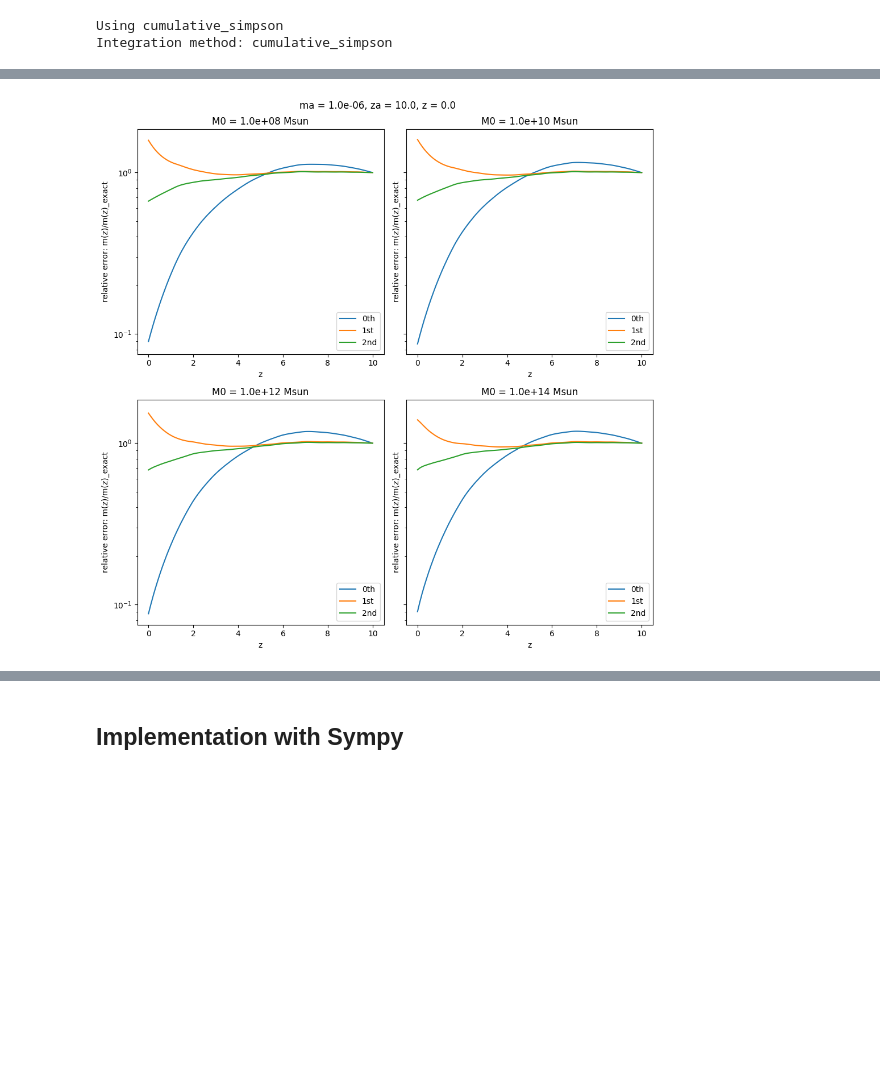
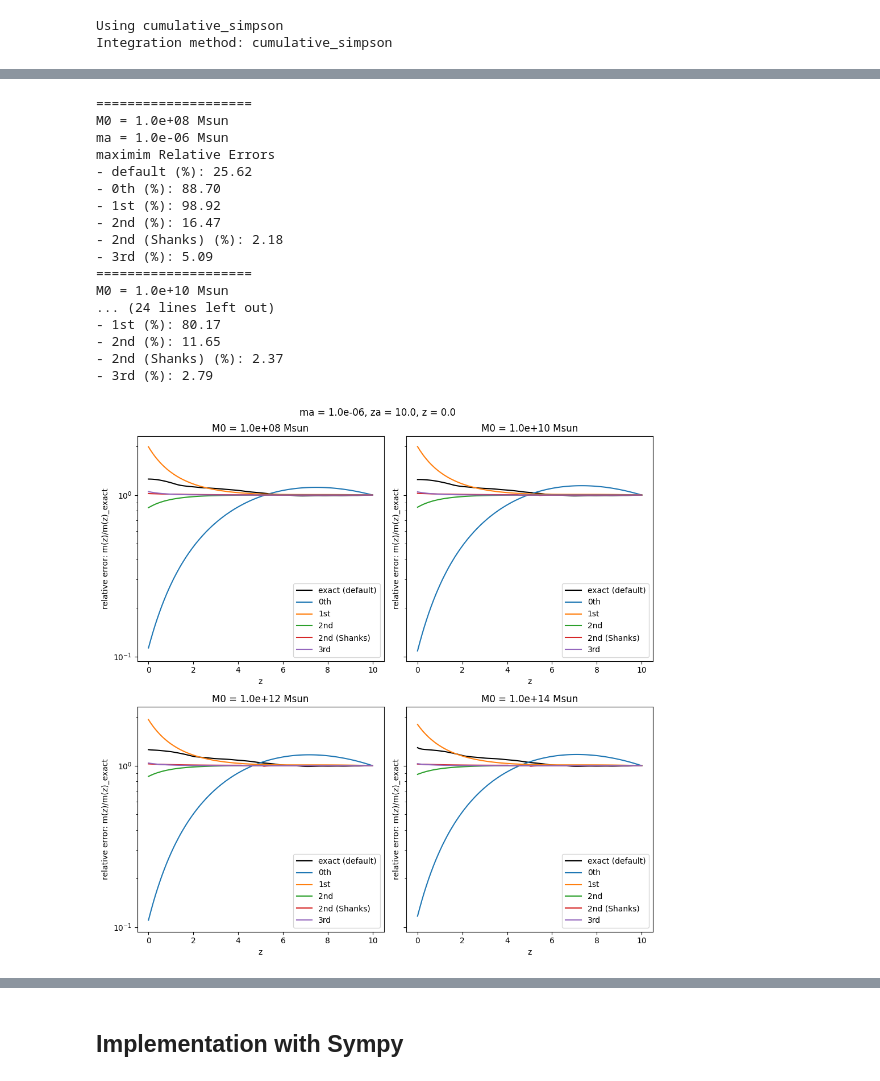
Before and after one commit to shinichiroando/sashimi-c, a Jupyter notebook: approx_odeint.ipynb, the cells around one changed output, grey strips where cells are left out. Saved outputs shown, nothing was run; the diff lists cells and outputs as text; code cells hidden in the pictures; blank space fills up the shorter version.

```diff
--- a/approx_odeint.ipynb
+++ b/approx_odeint.ipynb
@@ -825,14 +1140,24 @@ for _ma in [1.e-6, 1.e-2, 1.e2, 1.e6]:
     z = 0.
     for i,log10_M0 in enumerate([8,10,12,14]):
         sp.M0 = 10**log10_M0*sp.Msun
-        _z,_m = sp.subhalo_mass_stripped(ma,za,z)
-        axs[i].plot(_z,_m/sp.Msun,label=f'exact',color='black')
-        _z,_m = sp.subhalo_mass_stripped_pert0(ma,za,z)
+        _z,_m = sp.subhalo_mass_stripped(ma,za,z, n_z=1000)
+        axs[i].plot(_z,_m/sp.Msun,label=f'exact',color='black', linestyle='--')
+        _z,_m = sp.subhalo_mass_stripped(ma,za,z, n_z=1000,rtol=1.e-10,atol=1.e-10)
+        axs[i].plot(_z,_m/sp.Msun,label=f'exact (accurate)',color='black')
+        # _z,_m = sp.subhalo_mass_stripped_pert0(ma,za,z)
+        _z,_m = sp.subhalo_mass_stripped_0th(ma,za,z, n_z=1000)
         axs[i].plot(_z,_m/sp.Msun,label=f'0th',linestyle='--')
-        _z,_m = sp.subhalo_mass_stripped_pert1(ma,za,z)
+        # _z,_m = sp.subhalo_mass_stripped_pert1(ma,za,z)
+        _z,_m = sp.subhalo_mass_stripped_1st(ma,za,z, n_z=1000)
         axs[i].plot(_z,_m/sp.Msun,label=f'1st',linestyle='--')
-        _z,_m = sp.subhalo_mass_stripped_pert2(ma,za,z)
+        # _z,_m = sp.subhalo_mass_stripped_pert2(ma,za,z)
+        _z,_m = sp.subhalo_mass_stripped_2nd(ma,za,z, n_z=1000)
         axs[i].plot(_z,_m/sp.Msun,label=f'2nd',linestyle='--')
+        _z,_m = sp.subhalo_mass_stripped_2nd_shanks(ma,za,z, n_z=1000)
+        axs[i].plot(_z,_m/sp.Msun,label=f'2nd (Shanks)',linestyle='--')
+        _z,_m = sp.subhalo_mass_stripped_3rd(ma,za,z, n_z=1000)
+        axs[i].plot(_z,_m/sp.Msun,label=f'3rd',linestyle='--')
+        # print(_m)
         axs[i].set_xlabel('z')
         axs[i].set_ylabel('m')
         axs[i].set_yscale('log')
@@ -850,28 +1175,65 @@ Integration method: cumulative_simpson
 # %%
 # plot relativistic error 2x2 plots
 for _ma in [1.e-6, 1.e-2, 1.e2, 1.e6]:
     fig, axs = plt.subplots(2,2,figsize=(10,10),sharey=True)
     axs = axs.flatten()
     ma = _ma*sp.Msun
     za = 10.
     z = 0.
     for i,log10_M0 in enumerate([8,10,12,14]):
         sp.M0 = 10**log10_M0*sp.Msun
-        _z,_m = sp.subhalo_mass_stripped(ma,za,z)
+        _z,_m = sp.subhalo_mass_stripped(ma,za,z,rtol=1e-12,atol=1e-12)
         _m = _m[:,0]
-        _z,_m_pert0 = sp.subhalo_mass_stripped_pert0(ma,za,z)
-        _z,_m_pert1 = sp.subhalo_mass_stripped_pert1(ma,za,z)
-        _z,_m_pert2 = sp.subhalo_mass_stripped_pert2(ma,za,z)
+        # _z,_m_pert0 = sp.subhalo_mass_stripped_pert0(ma,za,z)
+        # _z,_m_pert1 = sp.subhalo_mass_stripped_pert1(ma,za,z)
+        # _z,_m_pert2 = sp.subhalo_mass_stripped_pert2(ma,za,z)
+        _z,_m_default = sp.subhalo_mass_stripped(ma,za,z)
+        _m_default = _m_default[:,0]
+        _z,_m_pert0 = sp.subhalo_mass_stripped_0th(ma,za,z)
+        _z,_m_pert1 = sp.subhalo_mass_stripped_1st(ma,za,z)
+        _z,_m_pert2 = sp.subhalo_mass_stripped_2nd(ma,za,z)
+        _z,_m_pert2_shanks = sp.subhalo_mass_stripped_2nd_shanks(ma,za,z)
+        _z,_m_pert3 = sp.subhalo_mass_stripped_3rd(ma,za,z)
+        axs[i].plot(_z,(_m_default)/_m,label="exact (default)",color='black')
         axs[i].plot(_z,(_m_pert0)/_m,label="0th")
         axs[i].plot(_z,(_m_pert1)/_m,label="1st")
         axs[i].plot(_z,(_m_pert2)/_m,label="2nd")
+        axs[i].plot(_z,(_m_pert2_shanks)/_m,label="2nd (Shanks)")
+        axs[i].plot(_z,(_m_pert3)/_m,label="3rd")
         axs[i].set_xlabel('z')
         axs[i].set_ylabel('relative error: m(z)/m(z)_exact')
         axs[i].set_yscale('log')
         axs[i].legend()
         axs[i].set_title(f"M0 = {sp.M0/sp.Msun:.1e} Msun")
+        print("="*20)
+        print(f"M0 = {sp.M0/sp.Msun:.1e} Msun")
+        print(f"ma = {ma/sp.Msun:.1e} Msun")
+        print(f"maximim Relative Errors")
+        print(f"- default (%): {np.max(np.abs((_m_default-_m)/_m))*100:.2f}")
+        print(f"- 0th (%): {np.max(np.abs((_m_pert0-_m)/_m))*100:.2f}")
+        print(f"- 1st (%): {np.max(np.abs((_m_pert1-_m)/_m))*100:.2f}")
+        print(f"- 2nd (%): {np.max(np.abs((_m_pert2-_m)/_m))*100:.2f}")
+        print(f"- 2nd (Shanks) (%): {np.max(np.abs((_m_pert2_shanks-_m)/_m))*100:.2f}")
+        print(f"- 3rd (%): {np.max(np.abs((_m_pert3-_m)/_m))*100:.2f}")
     plt.suptitle(f"ma = {ma/sp.Msun:.1e}, za = {za}, z = {z}")
     plt.tight_layout()
     plt.show()
 # %% [output]
+====================
+M0 = 1.0e+08 Msun
+ma = 1.0e-06 Msun
+maximim Relative Errors
+- default (%): 25.62
+- 0th (%): 88.70
+- 1st (%): 98.92
+- 2nd (%): 16.47
+- 2nd (Shanks) (%): 2.18
+- 3rd (%): 5.09
+====================
+M0 = 1.0e+10 Msun
+... (24 lines left out)
+- 1st (%): 80.17
+- 2nd (%): 11.65
+- 2nd (Shanks) (%): 2.37
+- 3rd (%): 2.79
-[figure, old version]
+[figure, new version]
```
Also changed, not shown: parts of 6 cells of this notebook.
